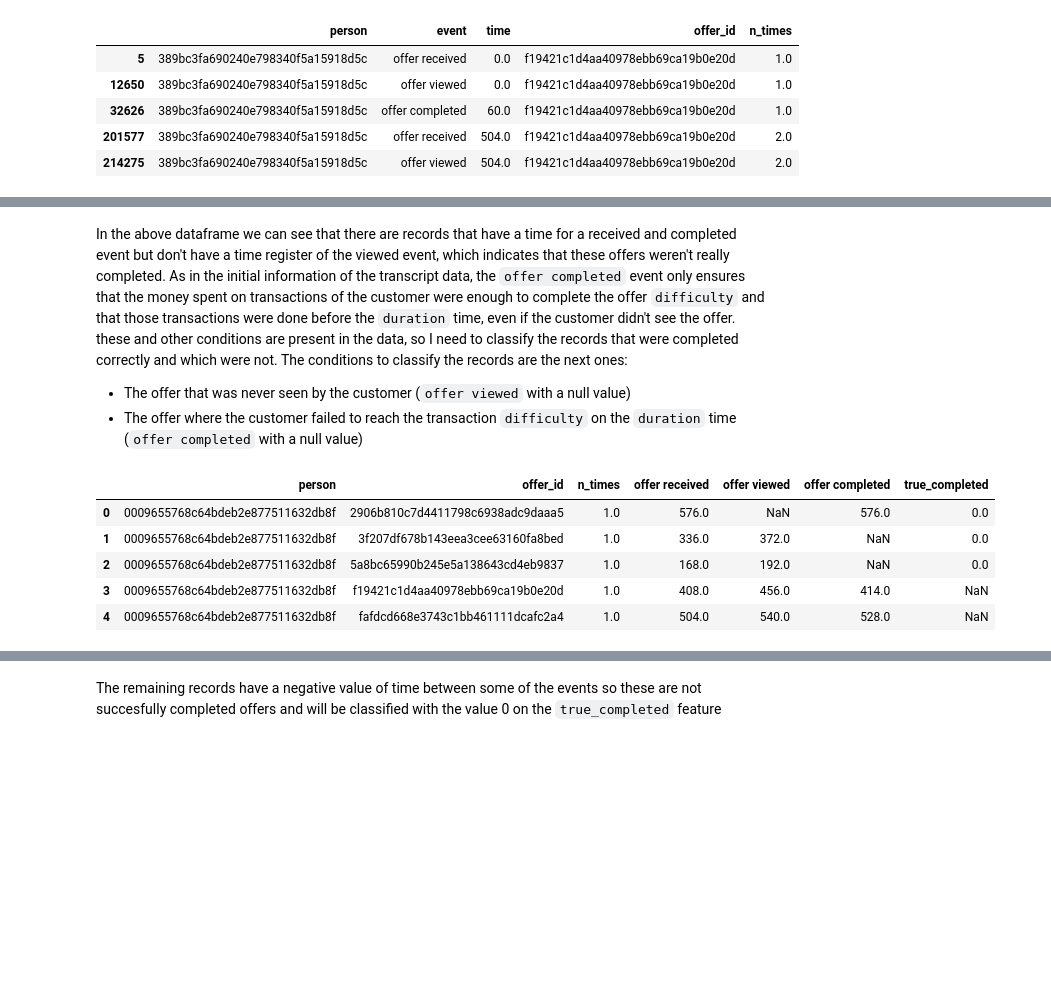
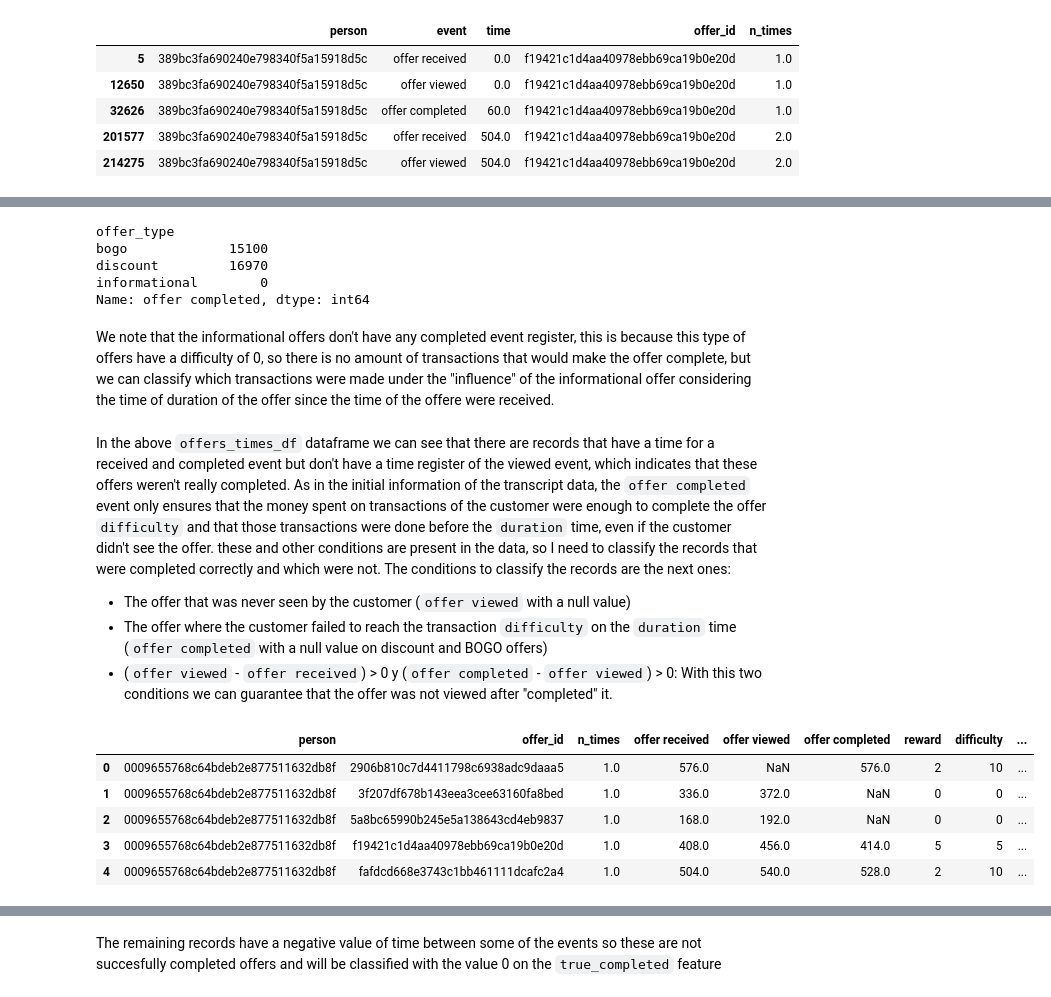
Before and after one commit to Haroldg94/Udacity-Machine-Learning-Engineer-Nanodegree, a Jupyter notebook: Capstone_project.ipynb, the cells around one changed output, grey strips where cells are left out. Saved outputs shown, nothing was run; the diff lists cells and outputs as text; code cells hidden in the pictures; blank space fills up the shorter version.

```diff
--- a/Capstone_project.ipynb
+++ b/Capstone_project.ipynb
@@ -372,7 +394,9 @@ array(['offer id', 'offer_id'], dtype=object)
 # %% [markdown]
 It is time to extract the values of the <code>value</code> column dictionaries considering the above two unique keys <code>'offer id'</code> and <code>'offer_id'</code> for the <code>offer_events_df</code>, and the <code>'amount'</code> key for the <code>transaction_df</code>; and putting them in a new column
 # %%
-offer_events_df.loc[:,'offer_id'] = offer_events_df.value.apply(lambda x: x.get('offer id') if x.get('offer id') is not None else x.get('offer_id'))
+offer_events_df.loc[:,'offer_id'] = offer_events_df.value.apply(lambda x: x.get('offer id')
+                                                                if x.get('offer id') is not None
+                                                                else x.get('offer_id'))
 # %%
 transaction_df.loc[:,'amount'] = transaction_df.value.apply(lambda x: x.get('amount'))
 # %%
@@ -399,0 +443,3 @@ transaction_df.head()
+# %%
+# Dropping the duplicated registers
+offer_events_df = offer_events_df.loc[~offer_events_df.duplicated(keep='first'),:]
@@ -602,0 +695,5 @@ offers_times_df
+# %%
+# Merging the portfolio information with the offer times dataframe
+offers_times_df = offers_times_df.merge(portfolio, how = 'left', left_on = 'offer_id', right_on = 'id'
+                                        ).drop(['id'], axis = 1)
+offers_times_df
@@ -603,20 +714,40 @@ offers_times_df
+# %%
+# Counting the number of completed events of each offer type
+offers_times_df.groupby(['offer_type'])['offer completed'].count()
+# %% [output]
+offer_type
+bogo             15100
+discount         16970
+informational        0
+Name: offer completed, dtype: int64
+# %% [markdown]
+We note that the informational offers don't have any completed event register, this is because this type of offers have a difficulty of 0, so there is no amount of transactions that would make the offer complete, but we can classify which transactions were made under the "influence" of the informational offer considering the time of duration of the offer since the time of the offere were received.
 # %% [markdown]
-In the above dataframe we can see that there are records that have a time for a received and completed event but don't have a time register of the viewed event, which indicates that these offers weren't really completed. As in the initial information of the transcript data, the <code>offer completed</code> event only ensures that the money spent on transactions of the customer were enough to complete the offer <code>difficulty</code> and that those transactions were done before the <code>duration</code> time, even if the customer didn't see the offer. these and other conditions are present in the data, so I need to classify the records that were completed correctly and which were not.
+In the above <code>offers_times_df</code> dataframe we can see that there are records that have a time for a received and completed event but don't have a time register of the viewed event, which indicates that these offers weren't really completed. As in the initial information of the transcript data, the <code>offer completed</code> event only ensures that the money spent on transactions of the customer were enough to complete the offer <code>difficulty</code> and that those transactions were done before the <code>duration</code> time, even if the customer didn't see the offer. these and other conditions are present in the data, so I need to classify the records that were completed correctly and which were not.
 The conditions to classify the records are the next ones:
 * The offer that was never seen by the customer (<code>offer viewed</code> with a null value)
-* The offer where the customer failed to reach the transaction <code>difficulty</code> on the <code>duration</code> time (<code>offer completed</code> with a null value)
+* The offer where the customer failed to reach the transaction <code>difficulty</code> on the <code>duration</code> time (<code>offer completed</code> with a null value on discount and BOGO offers)
+* (<code>offer viewed</code> - <code>offer received</code>) > 0 y (<code>offer completed</code> - <code>offer viewed</code>) > 0: With this two conditions we can guarantee that the offer was not viewed after "completed" it.
 # %%
-# Giving a value of 0 to the offers that does not have a time record for a viewed and completed event
+# Giving a value of 0 to the offers that does not have a time record for a viewed event
 offers_times_df.loc[offers_times_df['offer viewed'].isnull(),'true_completed'] = 0
-offers_times_df.loc[offers_times_df['offer completed'].isnull(),'true_completed'] = 0
+
+# Giving a value of 0 to the BOGO and discount offers with a null value for the completed event
+offers_times_df.loc[(offers_times_df['offer completed'].isnull()) &
+                    (offers_times_df['offer_type'] == 'bogo')
+                    ,'true_completed'] = 0
+
+offers_times_df.loc[(offers_times_df['offer completed'].isnull()) &
+                    (offers_times_df['offer_type'] == 'discount')
+                    ,'true_completed'] = 0
 offers_times_df.head()
 # %% [output]
-|  | person | offer_id | n_times | offer received | offer viewed | offer completed | true_completed |
-| 0 | 0009655768c64bdeb2e877511632db8f | 2906b810c7d4411798c6938adc9daaa5 | 1.0 | 576.0 | NaN | 576.0 | 0.0 |
-| 1 | 0009655768c64bdeb2e877511632db8f | 3f207df678b143eea3cee63160fa8bed | 1.0 | 336.0 | 372.0 | NaN | 0.0 |
-| 2 | 0009655768c64bdeb2e877511632db8f | 5a8bc65990b245e5a138643cd4eb9837 | 1.0 | 168.0 | 192.0 | NaN | 0.0 |
-| 3 | 0009655768c64bdeb2e877511632db8f | f19421c1d4aa40978ebb69ca19b0e20d | 1.0 | 408.0 | 456.0 | 414.0 | NaN |
-| 4 | 0009655768c64bdeb2e877511632db8f | fafdcd668e3743c1bb461111dcafc2a4 | 1.0 | 504.0 | 540.0 | 528.0 | NaN |
+|  | person | offer_id | n_times | offer received | offer viewed | offer completed | reward | difficulty | ... |
+| 0 | 0009655768c64bdeb2e877511632db8f | 2906b810c7d4411798c6938adc9daaa5 | 1.0 | 576.0 | NaN | 576.0 | 2 | 10 | ... |
+| 1 | 0009655768c64bdeb2e877511632db8f | 3f207df678b143eea3cee63160fa8bed | 1.0 | 336.0 | 372.0 | NaN | 0 | 0 | ... |
+| 2 | 0009655768c64bdeb2e877511632db8f | 5a8bc65990b245e5a138643cd4eb9837 | 1.0 | 168.0 | 192.0 | NaN | 0 | 0 | ... |
+| 3 | 0009655768c64bdeb2e877511632db8f | f19421c1d4aa40978ebb69ca19b0e20d | 1.0 | 408.0 | 456.0 | 414.0 | 5 | 5 | ... |
+| 4 | 0009655768c64bdeb2e877511632db8f | fafdcd668e3743c1bb461111dcafc2a4 | 1.0 | 504.0 | 540.0 | 528.0 | 2 | 10 | ... |
 # %%
 # Computing the times between offer events
 offers_times_df['dt_rec_view'] = offers_times_df.loc[:,'offer viewed'] - offers_times_df.loc[:,'offer received']
```
Also changed, not shown: parts of 45 cells of this notebook, 1 other file.
